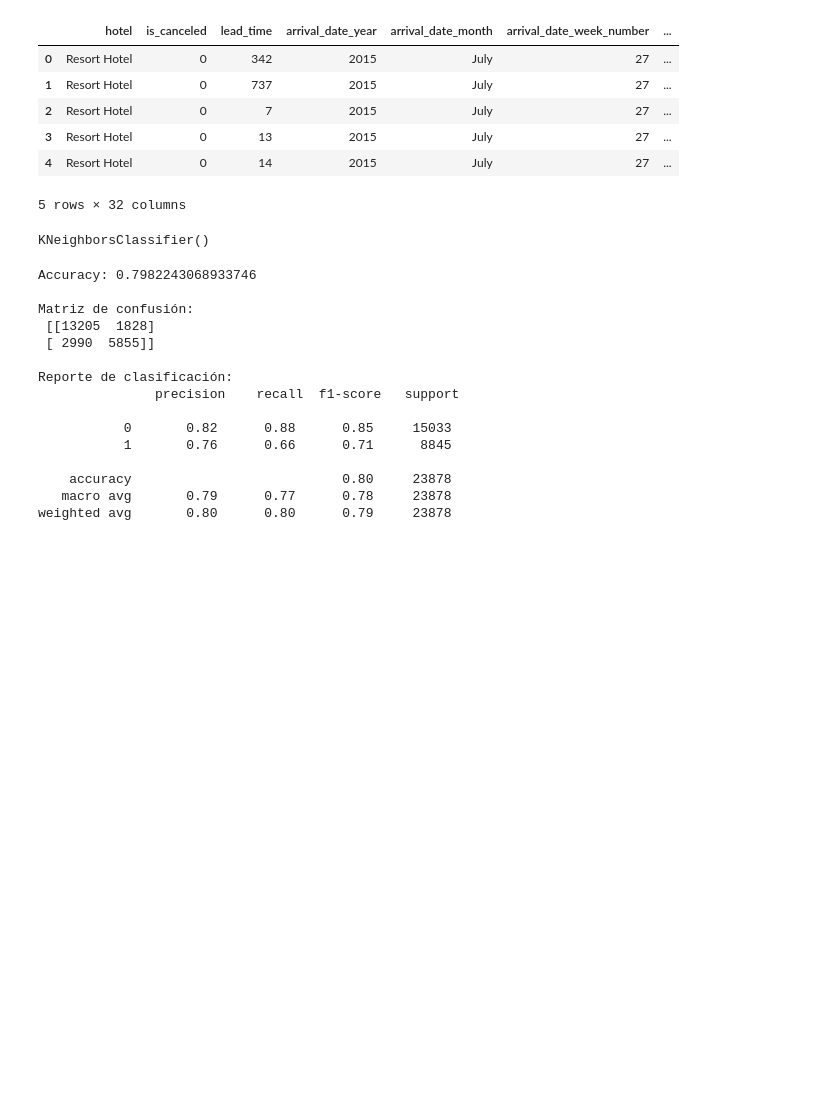
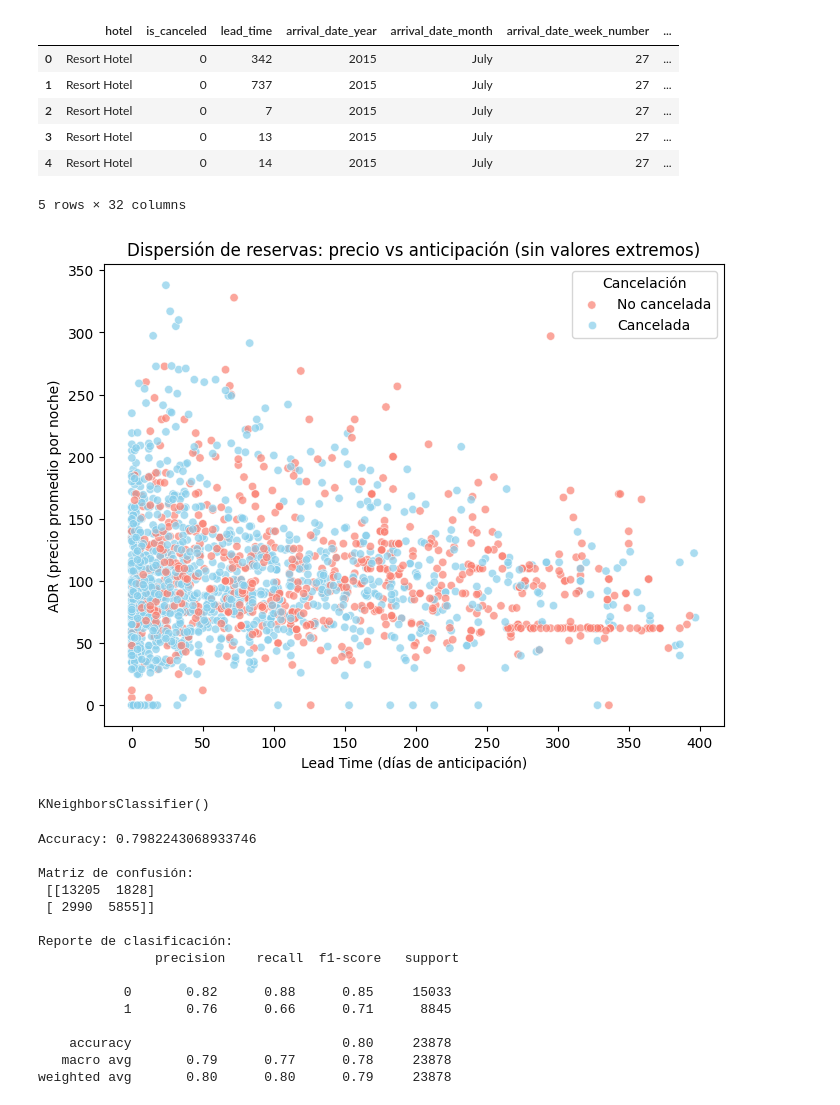
Before and after one commit to FerChaparro27/AA_hotel, a Jupyter notebook: knn_hotel.ipynb, the cells around one changed output. Drawn from its saved outputs; the diff is of its cells as text; code cells hidden in the pictures; blank space fills up the shorter version.

```diff
--- a/knn_hotel.ipynb
+++ b/knn_hotel.ipynb
@@ -37,6 +39,26 @@ target = "is_canceled"
 
 # Crear subconjunto de datos
 data = df[features + [target]].dropna()
+# %%
+# Creamos una copia reducida del dataset para graficar (para evitar saturación)
+sample = df[(df['adr'] < 500) & (df['lead_time'] < 400)].sample(2000, random_state=42)
+
+plt.figure(figsize=(8,6))
+sns.scatterplot(
+    data=sample,
+    x='lead_time',
+    y='adr',
+    hue='is_canceled',
+    palette={0: 'skyblue', 1: 'salmon'},
+    alpha=0.7
+)
+plt.title('Dispersión de reservas: precio vs anticipación (sin valores extremos)')
+plt.xlabel('Lead Time (días de anticipación)')
+plt.ylabel('ADR (precio promedio por noche)')
+plt.legend(title='Cancelación', labels=['No cancelada', 'Cancelada'])
+plt.show()
+# %% [output]
+[figure, added]
 # %%
 X = data[features]
 y = data[target]
```
Also changed, not shown: parts of 4 cells of this notebook.
